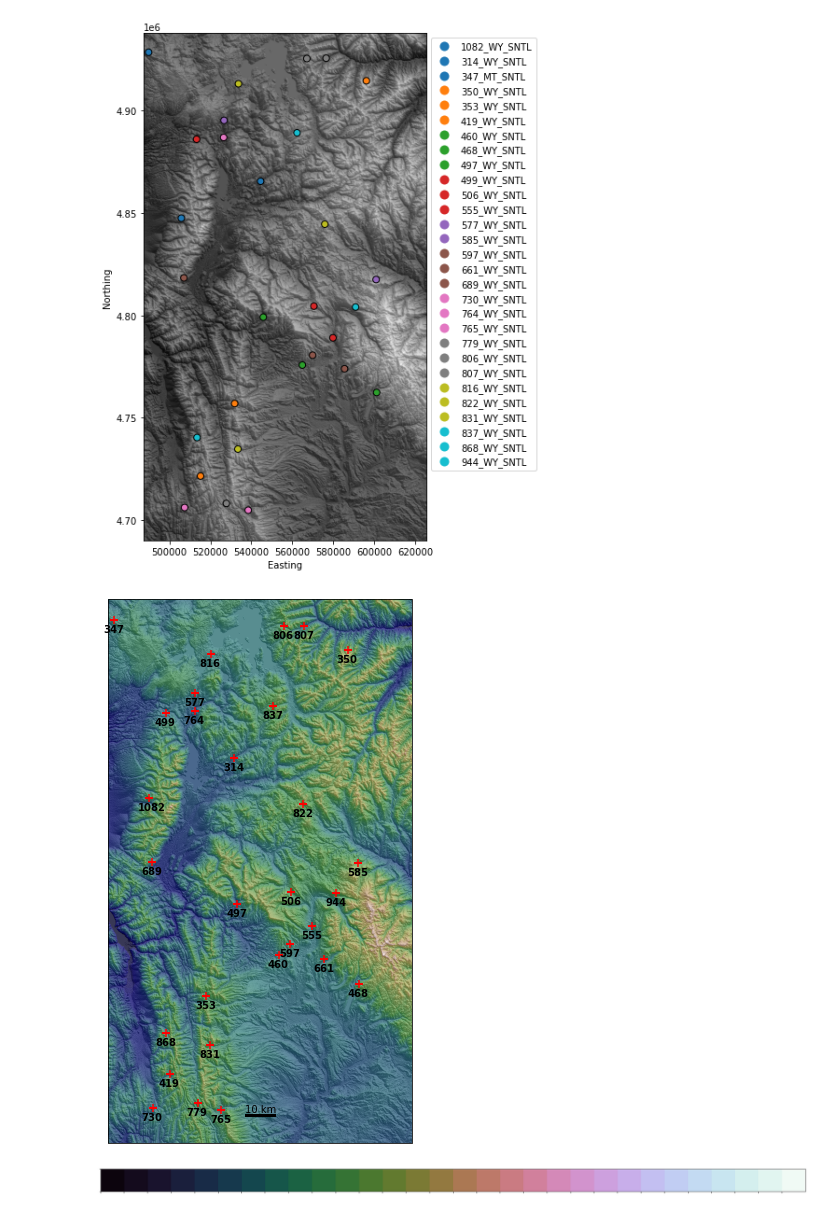
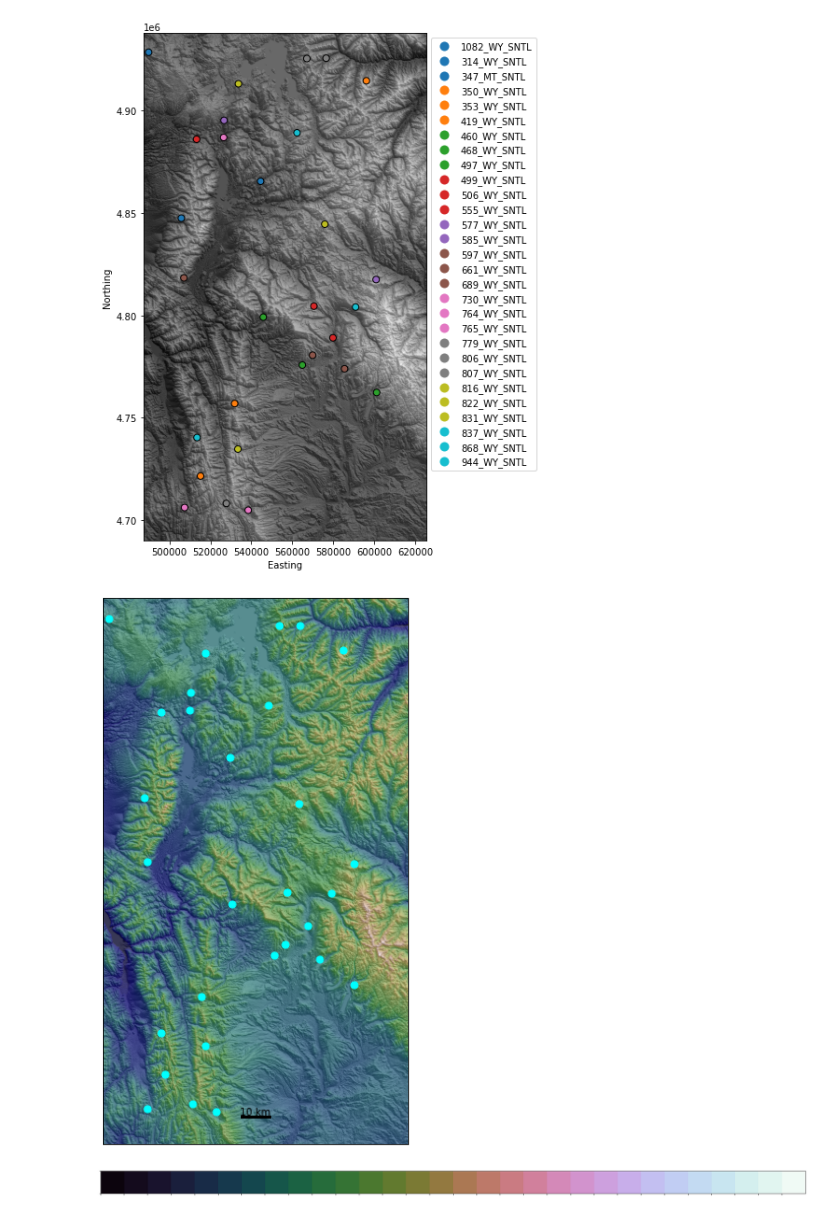
Before and after one commit to snowmodel-tools/preprocess_python, a Jupyter notebook: Explore_SNOTEL.ipynb, the cells around one changed output. Cells and saved outputs as stored; diff of their text form; code cells hidden in the pictures.

```diff
--- a/Explore_SNOTEL.ipynb
+++ b/Explore_SNOTEL.ipynb
@@ -168,41 +168,45 @@ fig.set_size_inches(4, 5.5)
 fig.savefig(figpath+domain+'_map1.pdf', dpi=300)
 # %%
 # plot georeferenced SnowModel output with SNOTEL stations
-fig, ax = plt.subplots(1,figsize=(8,10))
+fig, ax = plt.subplots(1,figsize=(4.6,8))
 
 #this was added for the scalebar
 ax = plt.axes(projection=ccrs.Mercator())
 
 #hillshade and elevation
 ax.imshow(np.flipud(hillshade), origin = [minx,miny], extent = [minx,maxx,miny,maxy],cmap ='gray')
-ax.imshow(np.flipud(elevation), origin = [minx,miny], extent = [minx,maxx,miny,maxy],cmap='gist_earth', alpha = 0.7)
+#colorshade for elevation
+ax.imshow(np.flipud(elevation), origin = [minx,miny], extent = [minx,maxx,miny,maxy], alpha = 0.7,cmap='gist_earth')
 
 # #remove tickmarks and tick labels
 # ax.axes.xaxis.set_visible(False)
 # ax.axes.yaxis.set_visible(False)
 
 # #colorbar
 # ax_cbar =plt.colorbar(snow,orientation="vertical")#, fraction=0.07)
 # ax_cbar.set_label('SWE [m]')
 
 ax.set_xlabel('Easting')
 ax.set_ylabel('Northing')
 
 #https://gist.github.com/dmeliza/3251476 scalebar?
 #https://www.thetopsites.net/article/50674451.shtml
 scale_bar(ax, 10)
 
 #date title
 #plt.title('WY domain')
 
-new.plot(column='code',legend=False, ax=ax,markersize=50,edgecolors=None,color='r',marker='+')
+#add station points
+new.plot(column='code',legend=False, ax=ax,markersize=50,edgecolors=None,color='aqua',marker='o')
 
-new['code_short']= [row[:-8] for row in new['code']]
+##add station number label to each point
+# new['code_short']= [row[:-8] for row in new['code']]
 
-for x, y, label in zip(new.geometry.x, new.geometry.y, new.code_short):
-    ax.annotate(label, xy=(x, y), xytext=(-11, -13), textcoords="offset points",weight='bold',fontsize=10, color = 'k')#,rotation = 20)
+# for x, y, label in zip(new.geometry.x, new.geometry.y, new.code_short):
+#     ax.annotate(label, xy=(x, y), xytext=(-11, -13), textcoords="offset points",weight='bold',fontsize=10, color = 'k')#,rotation = 20)
 
+plt.tight_layout()
 plt.show()
 # %% [output]
-[figure, old version]
+[figure, new version]
 # %%
```
Also changed, not shown: parts of 1 cell of this notebook, 4 other files.
